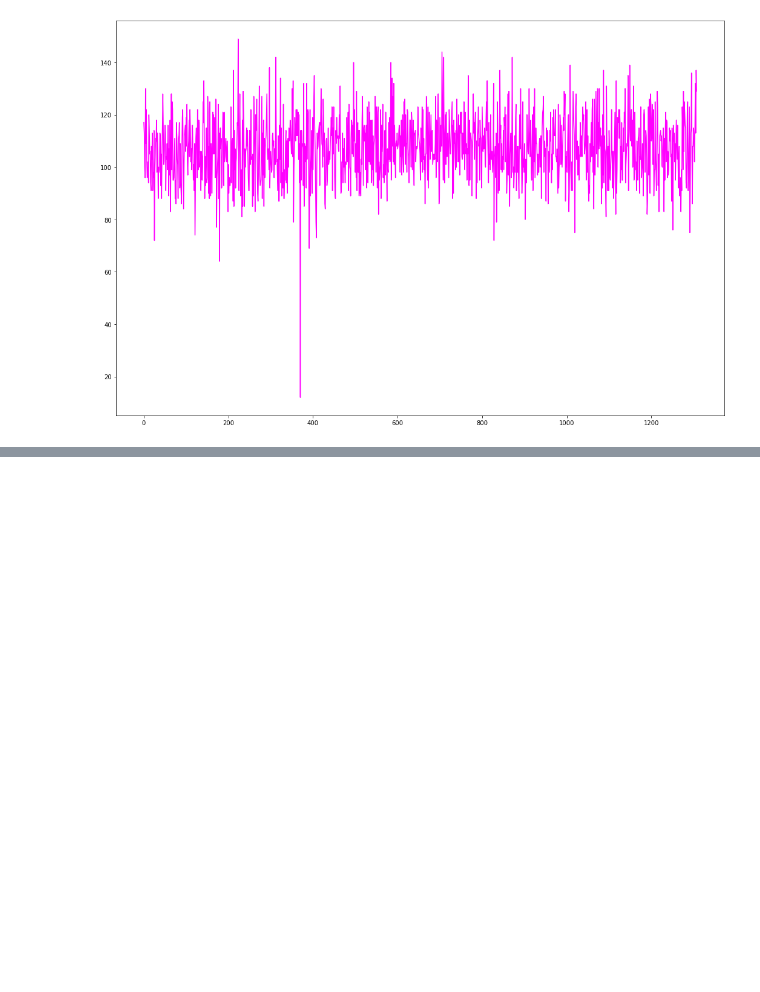
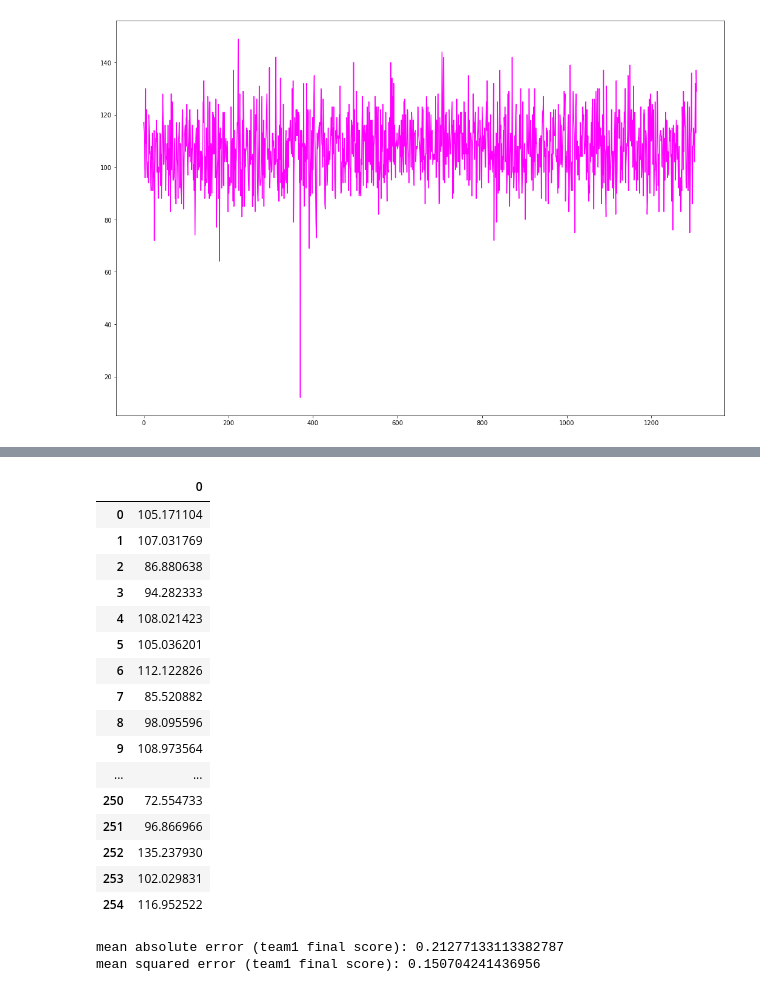
Before and after one commit to tamle7422/regression, a Jupyter notebook: nba.ipynb, the cells around one changed output, grey strips where cells are left out. Cells and saved outputs as stored; diff of their text form; code cells hidden in the pictures; blank space fills up the shorter version.

```diff
--- a/nba.ipynb
+++ b/nba.ipynb
@@ -292,0 +304,13 @@ plt.show()
+# %%
+xTrain,xTest,yTrain,yTest = train_test_split(dfFilterNba[features],dfFilterNba["team1 final score"], \
+    test_size=0.25,random_state=14)
+# %%
+scalerX = StandardScaler()
+scalerX.fit(xTrain)
+xTrainScaled = scalerX.transform(xTrain)
+xTestScaled = scalerX.transform(xTest)
+# %%
+XGBRegressor = xgb.XGBRegressor(booster="gbtree",objective="reg:squarederror",learning_rate=0.9111,
+    max_depth=6,alpha=1,n_estimators=211,reg_lambda=0.09999,reg_alpha=2.2222)
+# %%
+XGBRegressor.fit(xTrainScaled,yTrain)
@@ -292,0 +327,29 @@ plt.show()
+# %%
+yPredict = XGBRegressor.predict(xTestScaled)
+pd.DataFrame(yPredict).head(255)
+# %% [output]
+|  | 0 |
+| 0 | 105.171104 |
+| 1 | 107.031769 |
+| 2 | 86.880638 |
+| 3 | 94.282333 |
+| 4 | 108.021423 |
+| 5 | 105.036201 |
+| 6 | 112.122826 |
+| 7 | 85.520882 |
+| 8 | 98.095596 |
+| 9 | 108.973564 |
+| ... | ... |
+| 250 | 72.554733 |
+| 251 | 96.866966 |
+| 252 | 135.237930 |
+| 253 | 102.029831 |
+| 254 | 116.952522 |
+# %%
+meanAbsoluteError = mean_absolute_error(yTest,yPredict)
+print("mean absolute error (team1 final score): %s" % meanAbsoluteError)
+meanSquaredError = mean_squared_error(yTest,yPredict)
+print("mean squared error (team1 final score): %s" % meanSquaredError)
+# %% [output]
+mean absolute error (team1 final score): 0.21277133113382787
+mean squared error (team1 final score): 0.150704241436956
```
Also changed, not shown: parts of 16 cells of this notebook.
